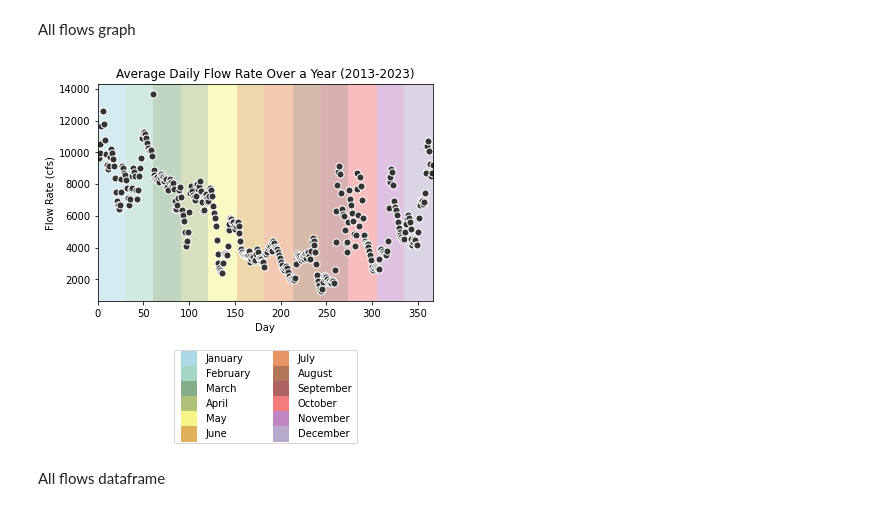
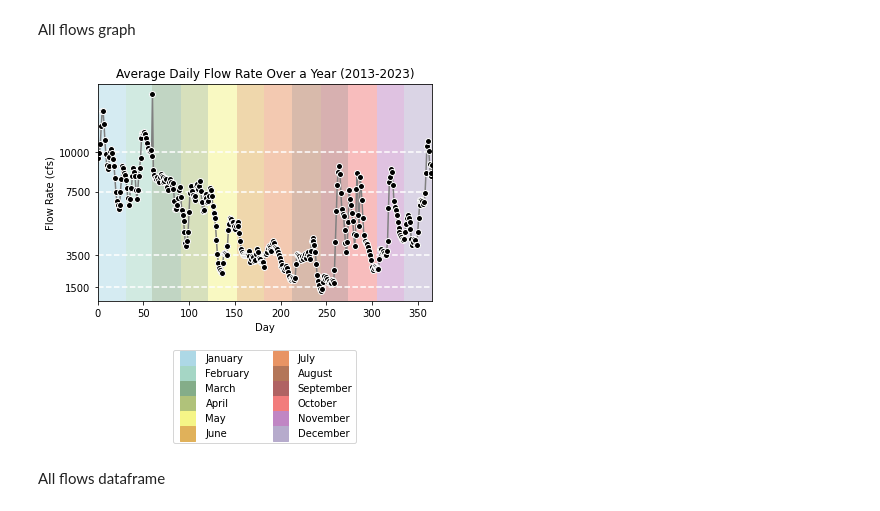
Before and after one commit to annahollandkeener/L-D2, a Jupyter notebook: L&D.ipynb, the cells around one changed output. Drawn from its saved outputs; the diff is of its cells as text; code cells hidden in the pictures.

Commit message:
added horizontal lines for all flow rate chart and changed y-axis tickmarks

```diff
--- a/L&D.ipynb
+++ b/L&D.ipynb
@@ -514,20 +514,36 @@ Number of days: 23
 # %% [markdown]
 All flows graph
 # %%
-plt.scatter(df["Day"], df["MF"], color='#333333', zorder = 2, edgecolor = "white", s = 50)
+plt.plot(df["Day"], df["MF"], color='gray', zorder = 2, marker = 'o', markerfacecolor = 'black', markeredgecolor = "white", linestyle = '-')
 plt.title("Average Daily Flow Rate Over a Year (2013-2023)")
 plt.xlabel("Day")
 plt.ylabel("Flow Rate (cfs)")
+
+ytick_positions = [1500, 3500, 7500, 10000]  # Define the Y-axis tick positions
+ytick_labels = ['1500', '3500', '7500', '10000']  # Define the labels for the tick positions
+
+plt.yticks(ytick_positions, ytick_labels)
+
+plt.axhline(y=1500, color='white', linestyle='--', label='Horizontal Line at y=0', zorder=1)
+plt.axhline(y=3500, color='white', linestyle='--', label='Horizontal Line at y=0', zorder = 1)
+plt.axhline(y=7500, color='white', linestyle='--', label='Horizontal Line at y=0', zorder = 1)
+plt.axhline(y=10000, color='white', linestyle='--', label='Horizontal Line at y=0', zorder = 1)
+
+
+
+
+
+
 plt.xlim(0, 366)
 
 monthColors(plt)
 
 plt.legend(handles=legend_entries, bbox_to_anchor=(0.5, -0.2), loc='upper center', ncol=2)
 
 
 plt.show()
 # %% [output]
-[figure, old version]
+[figure, new version]
 # %% [markdown]
 All flows dataframe
 # %%
```
Also changed, not shown: parts of 1 cell of this notebook.
